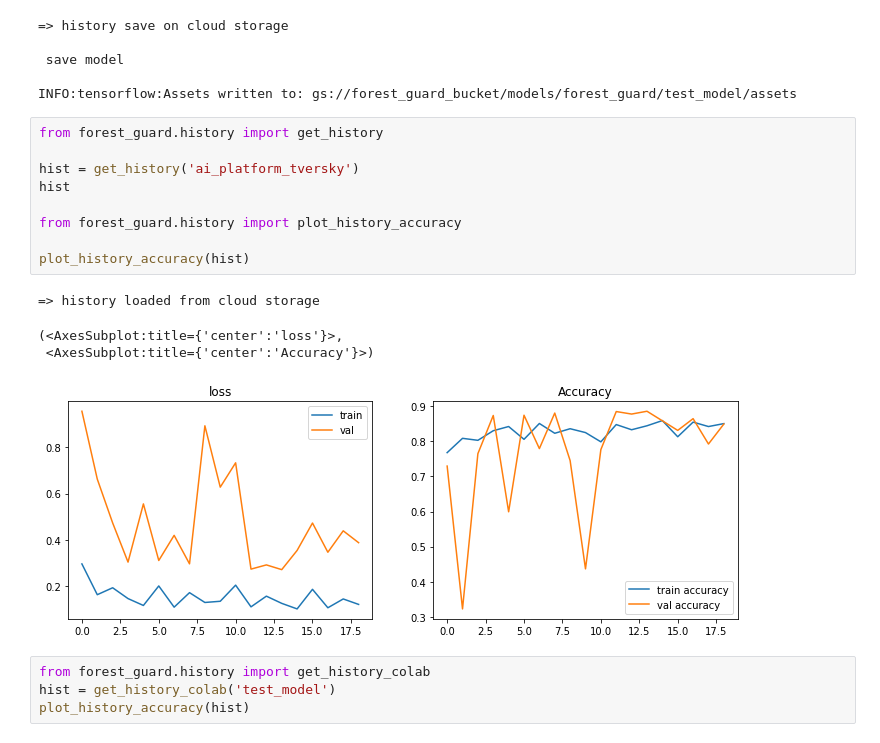
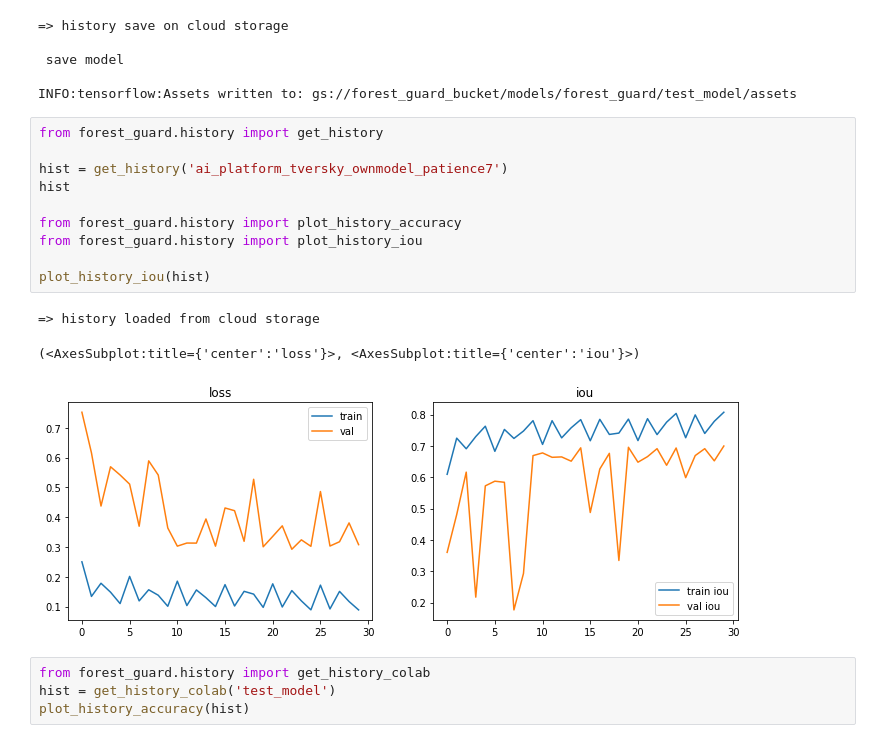
Before and after one commit to TheChwal/forest_guard, a Jupyter notebook: notebooks/JPRezler_metrics_losses.ipynb, the cells around one changed output. Saved outputs shown, nothing was run; the diff lists cells and outputs as text.

```diff
--- a/notebooks/JPRezler_metrics_losses.ipynb
+++ b/notebooks/JPRezler_metrics_losses.ipynb
@@ -350,17 +350,17 @@ INFO:tensorflow:Assets written to: gs://forest_guard_bucket/models/forest_guard/
 # %%
 from forest_guard.history import get_history
 
-hist = get_history('ai_platform_tversky')
+hist = get_history('ai_platform_tversky_ownmodel_patience7')
 hist
 
 from forest_guard.history import plot_history_accuracy
+from forest_guard.history import plot_history_iou
 
-plot_history_accuracy(hist)
+plot_history_iou(hist)
 # %% [output]
 => history loaded from cloud storage
-(<AxesSubplot:title={'center':'loss'}>,
- <AxesSubplot:title={'center':'Accuracy'}>)
+(<AxesSubplot:title={'center':'loss'}>, <AxesSubplot:title={'center':'iou'}>)
-[figure, old version]
+[figure, new version]
 # %%
 from forest_guard.history import get_history_colab
 hist = get_history_colab('test_model')
```
Also changed, not shown: parts of 1 cell of this notebook, 4 other files.
